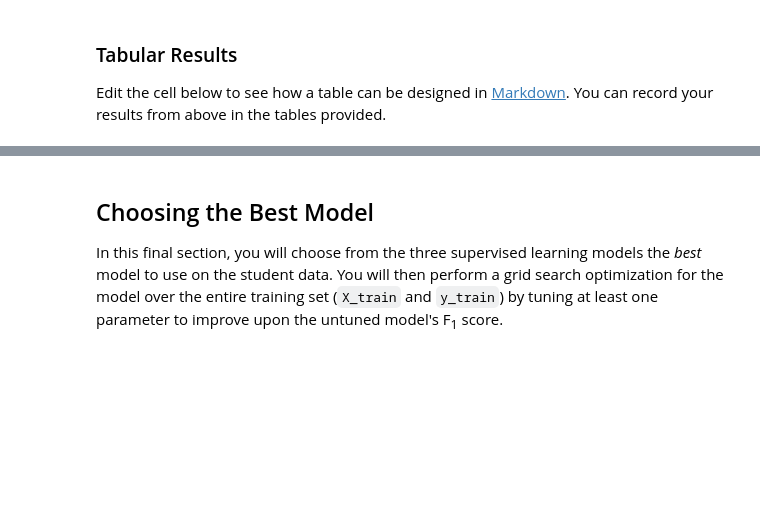
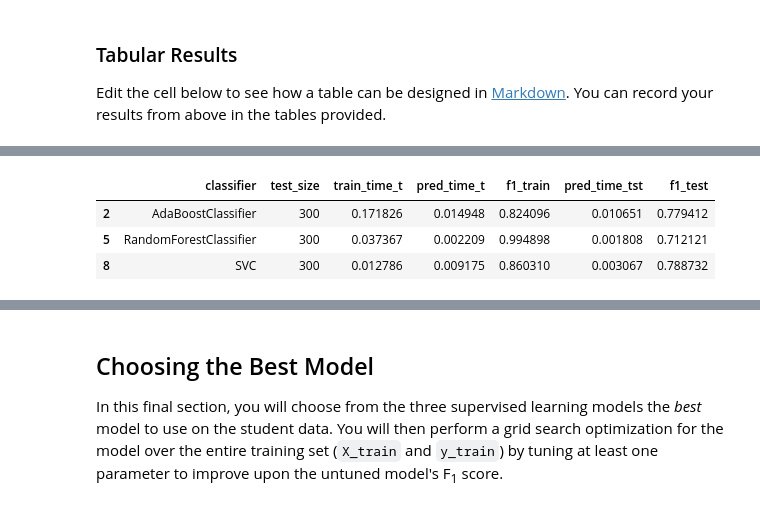
Before and after one commit to pjsousa/MLND-P2---Student-Intervention, a Jupyter notebook: student_intervention.ipynb, the cells around one changed output, grey strips where cells are left out. Saved outputs shown, nothing was run; the diff lists cells and outputs as text; code cells hidden in the pictures; blank space fills up the shorter version.

```diff
--- a/student_intervention.ipynb
+++ b/student_intervention.ipynb
@@ -474,5 +528,8 @@ F1 score for test set: 0.7887.
 # %%
 df_result = pd.DataFrame(results, columns=["classifier","test_size","train_time_t","pred_time_t","f1_train","pred_time_tst","f1_test"])
+df_result.to_csv("df_result_submission2.csv", index=False)
+
+df_submission1 = pd.read_csv("df_result_submission1.csv")
 # %% [markdown]
 ### Tabular Results
 Edit the cell below to see how a table can be designed in [Markdown](https://github.com/adam-p/markdown-here/wiki/Markdown-Cheatsheet#tables). You can record your results from above in the tables provided.
@@ -510,3 +585,10 @@ Markdown(utilm.dframe_to_markdown(df_result))
+# %%
+df_submission1[df_submission1["test_size"] == 300]
+# %% [output]
+|  | classifier | test_size | train_time_t | pred_time_t | f1_train | pred_time_tst | f1_test |
+| 2 | AdaBoostClassifier | 300 | 0.171826 | 0.014948 | 0.824096 | 0.010651 | 0.779412 |
+| 5 | RandomForestClassifier | 300 | 0.037367 | 0.002209 | 0.994898 | 0.001808 | 0.712121 |
+| 8 | SVC | 300 | 0.012786 | 0.009175 | 0.860310 | 0.003067 | 0.788732 |
 # %%
 utilm.render_scores(df_result)
 # %% [output]
```
Also changed, not shown: parts of 16 cells of this notebook, 2 other files.
